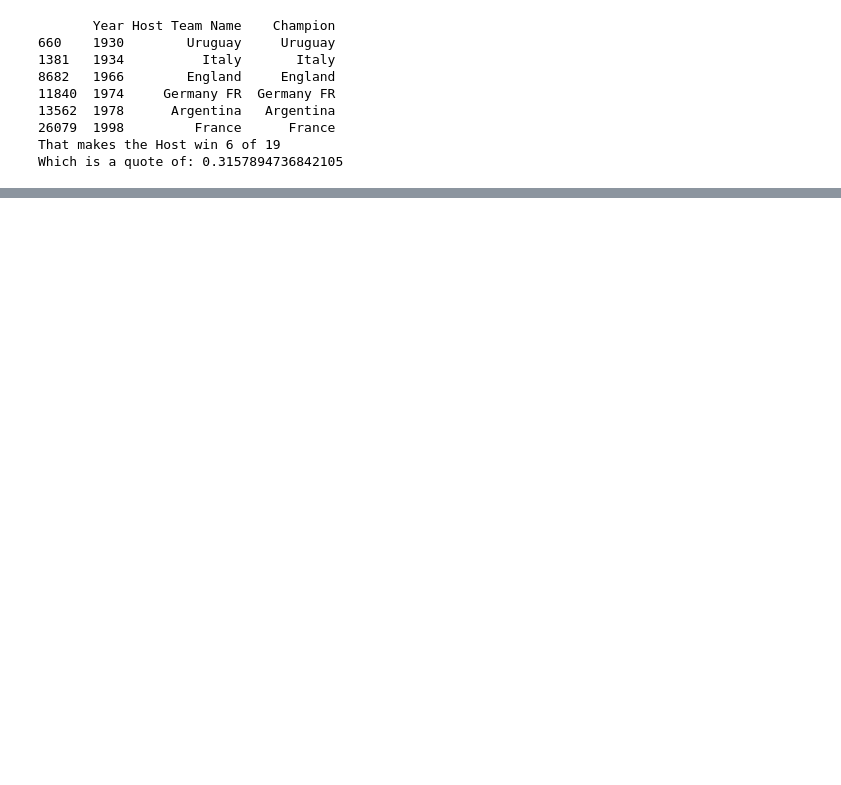
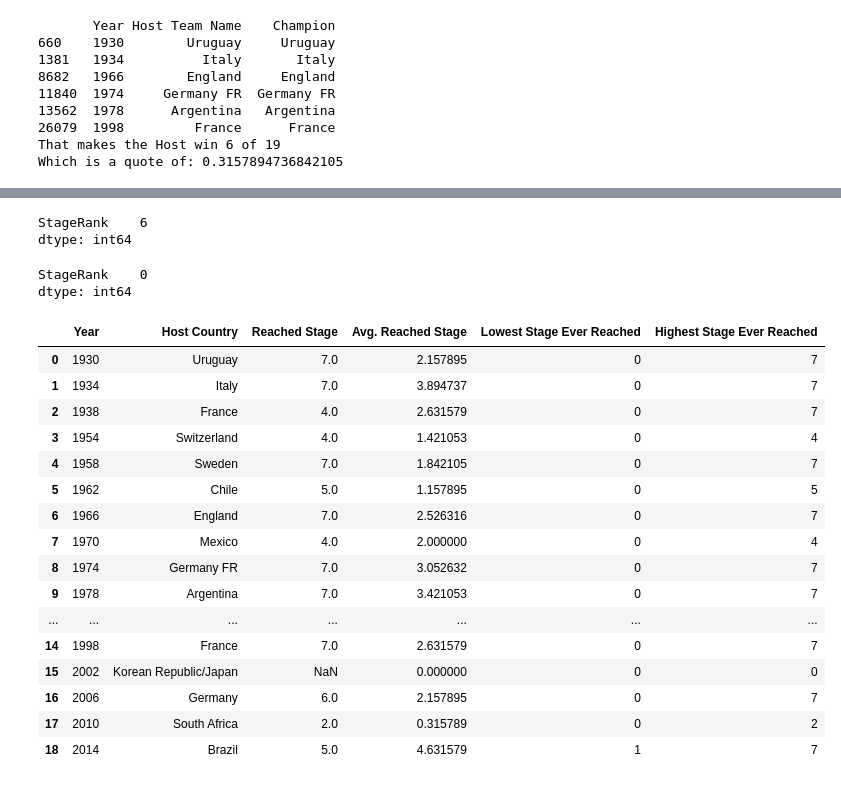
Before and after one commit to bhilprecht/ml-world-championship, a Jupyter notebook: FIFA_WM_Henrik_Leon.ipynb, the cells around one changed output, grey strips where cells are left out. Cells and saved outputs as stored; diff of their text form; code cells hidden in the pictures; blank space fills up the shorter version.

```diff
--- a/FIFA_WM_Henrik_Leon.ipynb
+++ b/FIFA_WM_Henrik_Leon.ipynb
@@ -669,0 +701,79 @@ Which is a quote of: 0.3157894736842105
+# %%
+df_events2[['StageRank']].max()
+# %% [output]
+StageRank    6
+dtype: int64
+# %%
+df_events2[['StageRank']].min()
+# %% [output]
+StageRank    0
+dtype: int64
+# %%
+result_avg_host = []
+result_avg_stage = []
+result_avg_max_stage = []
+result_avg_min_stage = []
+result_stage_host_year = []
+
+total_years = len(df_year_list)
+for country_row in df_hosts_list:
+    stage_count = 0
+    stage_min = 7
+    stage_max = 0
+    for year_row in df_year_list:
+        country_name = country_row
+        year = year_row
+
+        # begin determining the reached stage of the given host country in the given year
+        df_avg_succ_rate = df_events2.loc[(df_events2['Home Team Name'] == country_name)|(df_events2["Away Team Name"] == country_name)]
+        df_avg_succ_rate = df_avg_succ_rate.loc[(df_avg_succ_rate['Year'] == year)]
+        df_avg_succ_rate = df_avg_succ_rate[['MatchID', 'Year', 'Home Team Name', 'Host Team Name', 'Away Team Name', 'StageRank']]
+        df_avg_succ_rate = df_avg_succ_rate.drop_duplicates()
+        max_stage = df_avg_succ_rate['StageRank'].max()
+        if len(df_avg_succ_rate) == 0:
+            max_stage = 0
+        else:
+            max_stage += 1 # shift the max_stage by one th make room for not participating
+
+        stage_count += max_stage
+        stage_min = stage_min if max_stage > stage_min else max_stage
+        stage_max = stage_max if max_stage < stage_max else max_stage
+
+    result_avg_host.append(country_row)
+    result_avg_stage.append(float(stage_count)/total_years)
+    result_avg_max_stage.append(stage_max)
+    result_avg_min_stage.append(stage_min)
+
+np_hosts = np.array(df_hosts_list)
+np_years = np.array(df_year_list)
+for i in range(len(df_year_list)):
+    host = np_hosts[i]
+    year = np_years[i]
+
+    df_host_year_stages = df_events2.loc[(df_events2['Host Team Name'] == host)&(df_events2["Year"] == year)&((df_events2["Home Team Name"] == host) | (df_events2["Away Team Name"] == host))]
+    reached_stage = df_host_year_stages["StageRank"].max()+1
+    if len(df_host_year_stages) == 0:
+        reached_stage = 0
+    result_stage_host_year.append(reached_stage)
+
+df_avg_host_performance = pd.DataFrame({ 'Year' : df_year_list, 'Host Country' : result_avg_host, 'Reached Stage': result_stage_host_year,'Avg. Reached Stage' : result_avg_stage, 'Lowest Stage Ever Reached' : result_avg_min_stage, 'Highest Stage Ever Reached' : result_avg_max_stage})#
+
+df_avg_host_performance
+# %% [output]
+|  | Year | Host Country | Reached Stage | Avg. Reached Stage | Lowest Stage Ever Reached | Highest Stage Ever Reached |
+| 0 | 1930 | Uruguay | 7.0 | 2.157895 | 0 | 7 |
+| 1 | 1934 | Italy | 7.0 | 3.894737 | 0 | 7 |
+| 2 | 1938 | France | 4.0 | 2.631579 | 0 | 7 |
+| 3 | 1954 | Switzerland | 4.0 | 1.421053 | 0 | 4 |
+| 4 | 1958 | Sweden | 7.0 | 1.842105 | 0 | 7 |
+| 5 | 1962 | Chile | 5.0 | 1.157895 | 0 | 5 |
+| 6 | 1966 | England | 7.0 | 2.526316 | 0 | 7 |
+| 7 | 1970 | Mexico | 4.0 | 2.000000 | 0 | 4 |
+| 8 | 1974 | Germany FR | 7.0 | 3.052632 | 0 | 7 |
+| 9 | 1978 | Argentina | 7.0 | 3.421053 | 0 | 7 |
+| ... | ... | ... | ... | ... | ... | ... |
+| 14 | 1998 | France | 7.0 | 2.631579 | 0 | 7 |
+| 15 | 2002 | Korean Republic/Japan | NaN | 0.000000 | 0 | 0 |
+| 16 | 2006 | Germany | 6.0 | 2.157895 | 0 | 7 |
+| 17 | 2010 | South Africa | 2.0 | 0.315789 | 0 | 2 |
+| 18 | 2014 | Brazil | 5.0 | 4.631579 | 1 | 7 |
```
Also changed, not shown: parts of 84 cells of this notebook, 1 other file.
